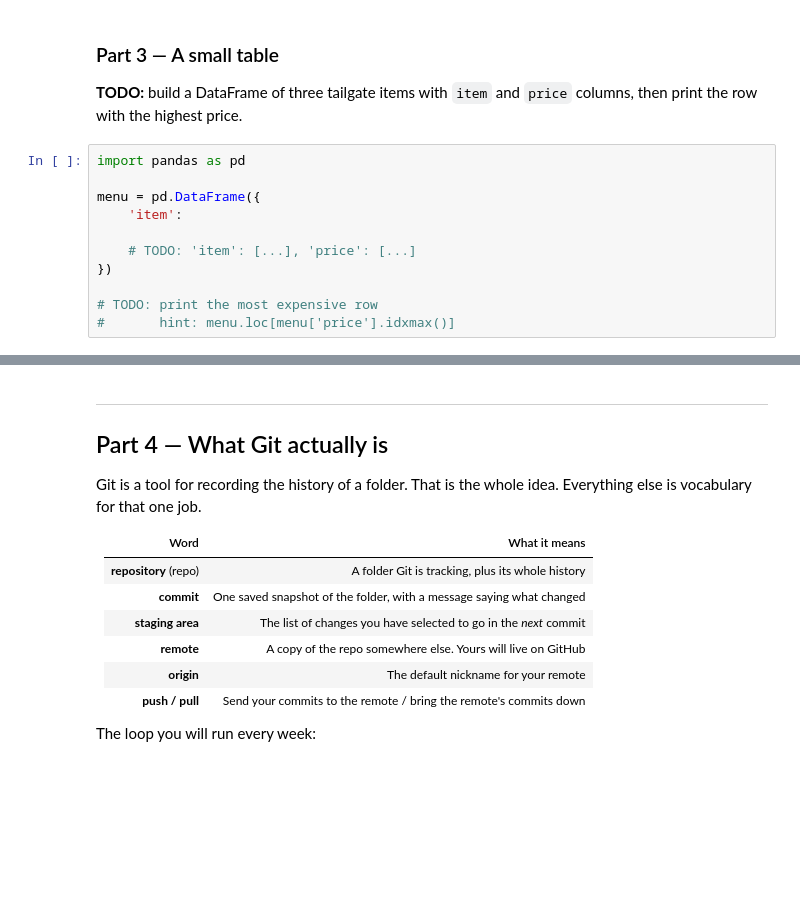
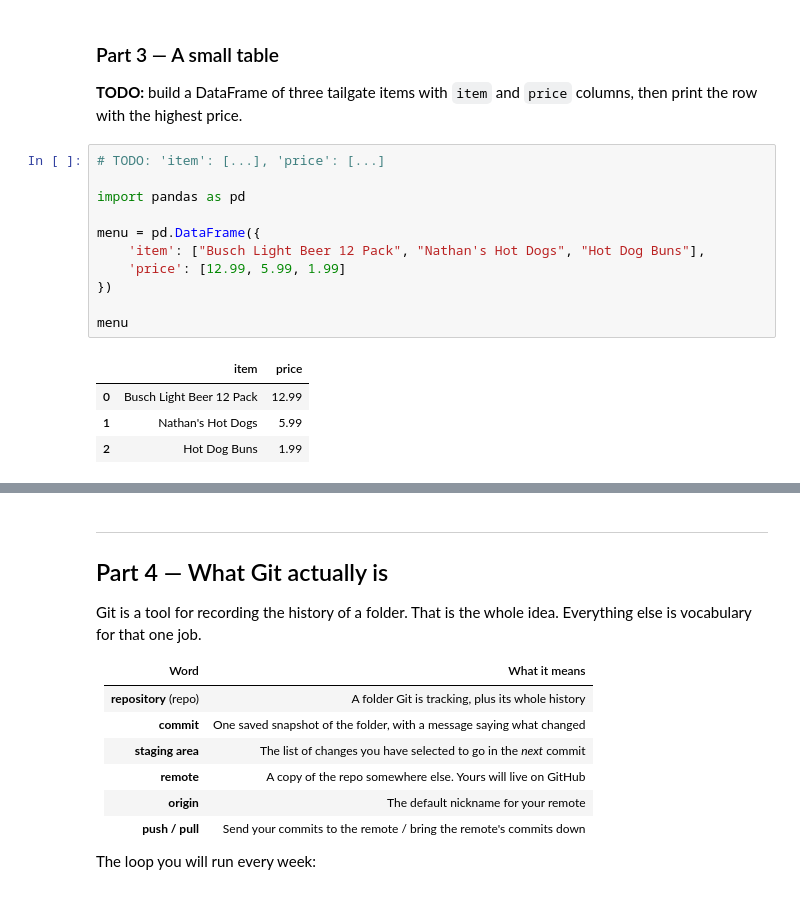
Before and after one commit to ethnicgarbage/ds2002-fa26, a Jupyter notebook: notebooks/01-foundations/2026-08-28 — Environment and GitHub Setup — Lab.ipynb, the cells around one changed output, grey strips where cells are left out. Cells and saved outputs as stored; diff of their text form; blank space fills up the shorter version.

```diff
--- a/notebooks/01-foundations/2026-08-28 — Environment and GitHub Setup — Lab.ipynb
+++ b/notebooks/01-foundations/2026-08-28 — Environment and GitHub Setup — Lab.ipynb
@@ -66,13 +66,18 @@ average: 1.8
 
 **TODO:** build a DataFrame of three tailgate items with `item` and `price` columns, then print the row with the highest price.
 # %%
+# TODO: 'item': [...], 'price': [...]
+
 import pandas as pd
 
 menu = pd.DataFrame({
-    'item':
-
-    # TODO: 'item': [...], 'price': [...]
+    'item': ["Busch Light Beer 12 Pack", "Nathan's Hot Dogs", "Hot Dog Buns"],
+    'price': [12.99, 5.99, 1.99]
 })
 
-# TODO: print the most expensive row
-#       hint: menu.loc[menu['price'].idxmax()]
+menu
+# %% [output]
+|  | item | price |
+| 0 | Busch Light Beer 12 Pack | 12.99 |
+| 1 | Nathan's Hot Dogs | 5.99 |
+| 2 | Hot Dog Buns | 1.99 |
```
Also changed, not shown: parts of 6 cells of this notebook.
